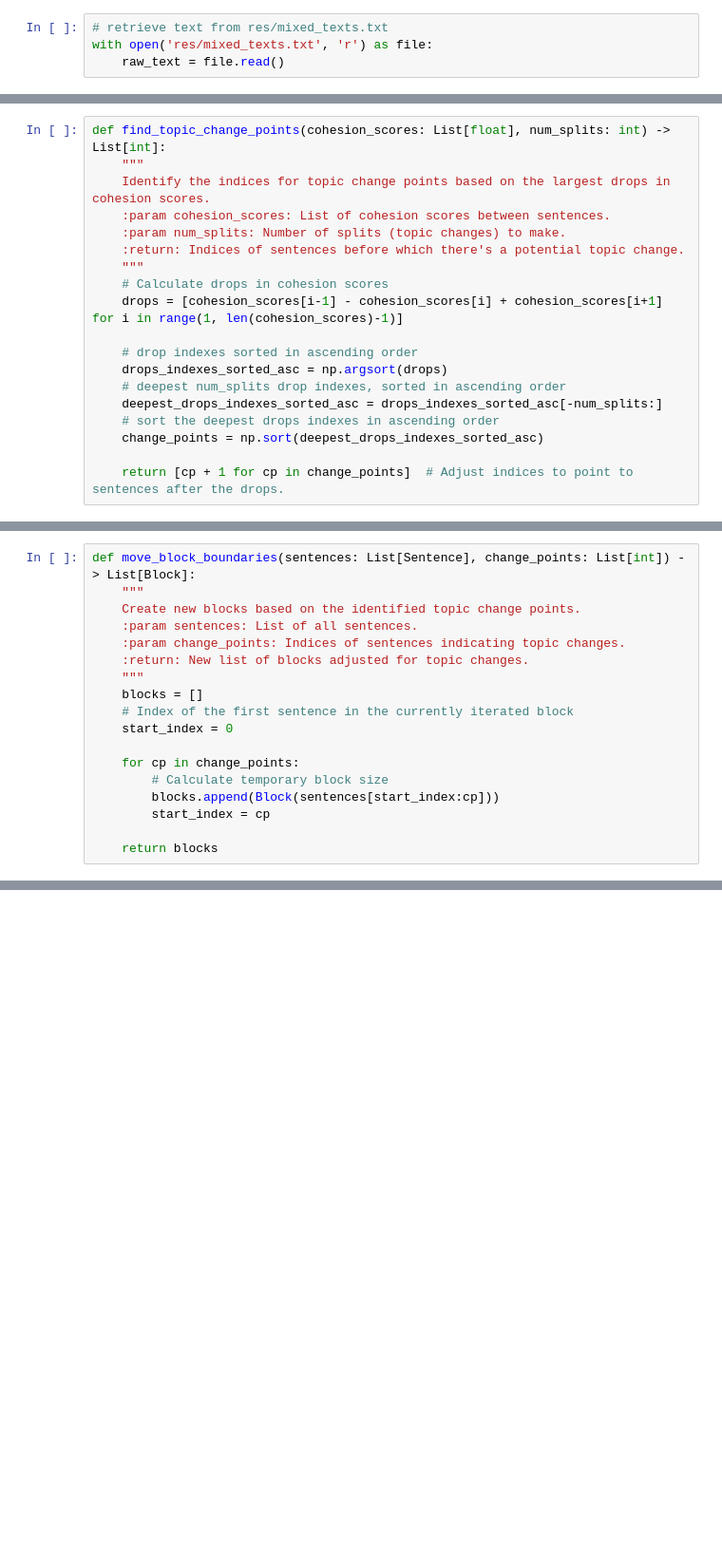
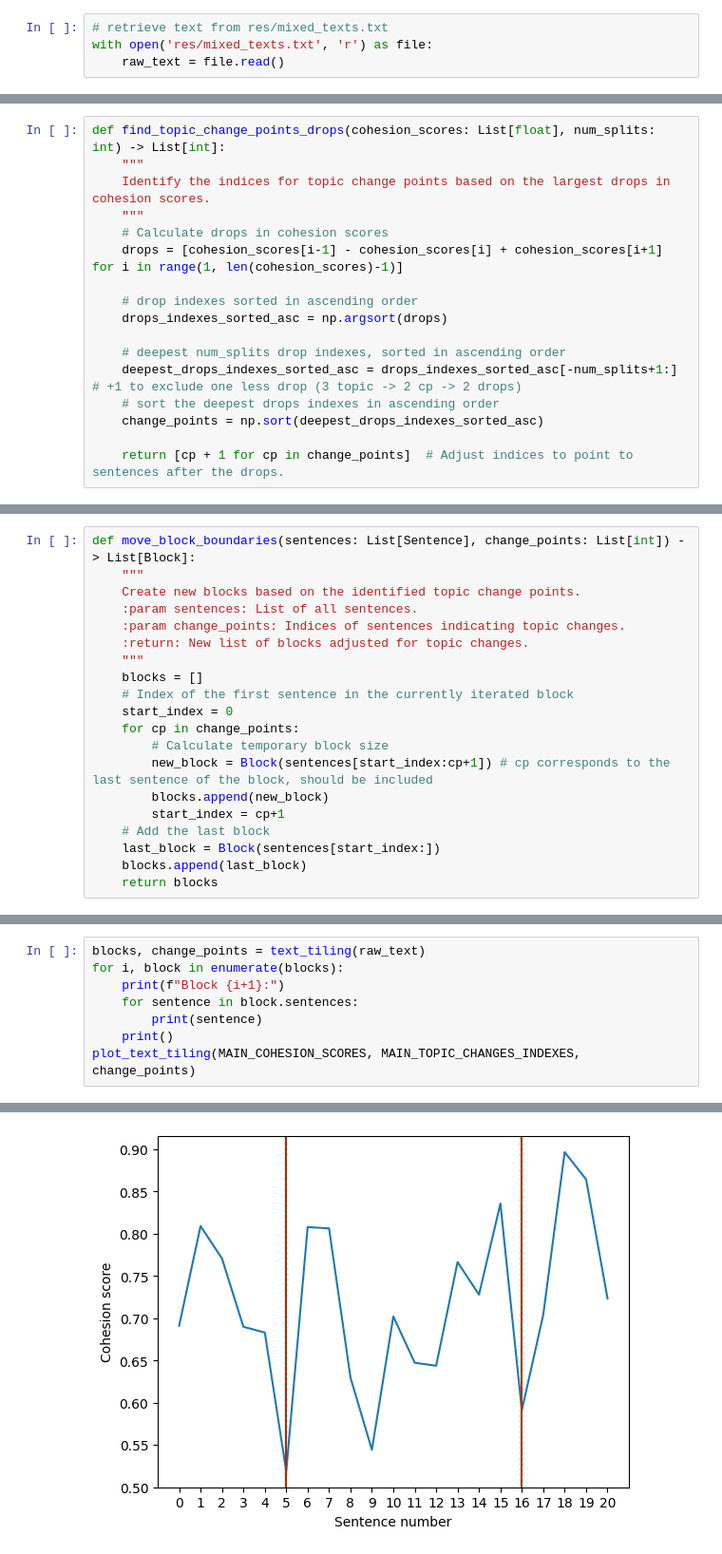
Before and after one commit to MarcoAmato/text_tiling, a Jupyter notebook: text_tiling.ipynb, the cells around one changed output, grey strips where cells are left out. Shown at 95% size. Cells and saved outputs as stored; diff of their text form; blank space fills up the shorter version.

```diff
--- a/text_tiling.ipynb
+++ b/text_tiling.ipynb
@@ -147,18 +226,16 @@ Intra-document cohesion score: [0.0, 0.4179779031144455]
 # %%
-def find_topic_change_points(cohesion_scores: List[float], num_splits: int) -> List[int]:
+def find_topic_change_points_drops(cohesion_scores: List[float], num_splits: int) -> List[int]:
     """
     Identify the indices for topic change points based on the largest drops in cohesion scores.
-    :param cohesion_scores: List of cohesion scores between sentences.
-    :param num_splits: Number of splits (topic changes) to make.
-    :return: Indices of sentences before which there's a potential topic change.
     """
     # Calculate drops in cohesion scores
     drops = [cohesion_scores[i-1] - cohesion_scores[i] + cohesion_scores[i+1] for i in range(1, len(cohesion_scores)-1)]
 
     # drop indexes sorted in ascending order
     drops_indexes_sorted_asc = np.argsort(drops)
+
     # deepest num_splits drop indexes, sorted in ascending order
-    deepest_drops_indexes_sorted_asc = drops_indexes_sorted_asc[-num_splits:]
+    deepest_drops_indexes_sorted_asc = drops_indexes_sorted_asc[-num_splits+1:] # +1 to exclude one less drop (3 topic -> 2 cp -> 2 drops)
     # sort the deepest drops indexes in ascending order
     change_points = np.sort(deepest_drops_indexes_sorted_asc)
 
@@ -174,11 +268,13 @@ def move_block_boundaries(sentences: List[Sentence], change_points: List[int]) -
     blocks = []
     # Index of the first sentence in the currently iterated block
     start_index = 0
-
     for cp in change_points:
         # Calculate temporary block size
-        blocks.append(Block(sentences[start_index:cp]))
-        start_index = cp
-
+        new_block = Block(sentences[start_index:cp+1]) # cp corresponds to the last sentence of the block, should be included
+        blocks.append(new_block)
+        start_index = cp+1
+    # Add the last block
+    last_block = Block(sentences[start_index:])
+    blocks.append(last_block)
     return blocks
 # %%
@@ -249,0 +311,9 @@ for i, block in enumerate(blocks):
+# %%
+blocks, change_points = text_tiling(raw_text)
+for i, block in enumerate(blocks):
+    print(f"Block {i+1}:")
+    for sentence in block.sentences:
+        print(sentence)
+    print()
+plot_text_tiling(MAIN_COHESION_SCORES, MAIN_TOPIC_CHANGES_INDEXES, change_points)
+# %% [output]
@@ -249,0 +337 @@ for i, block in enumerate(blocks):
+[figure, added]
```
Also changed, not shown: parts of 25 cells of this notebook, 1 other file.
